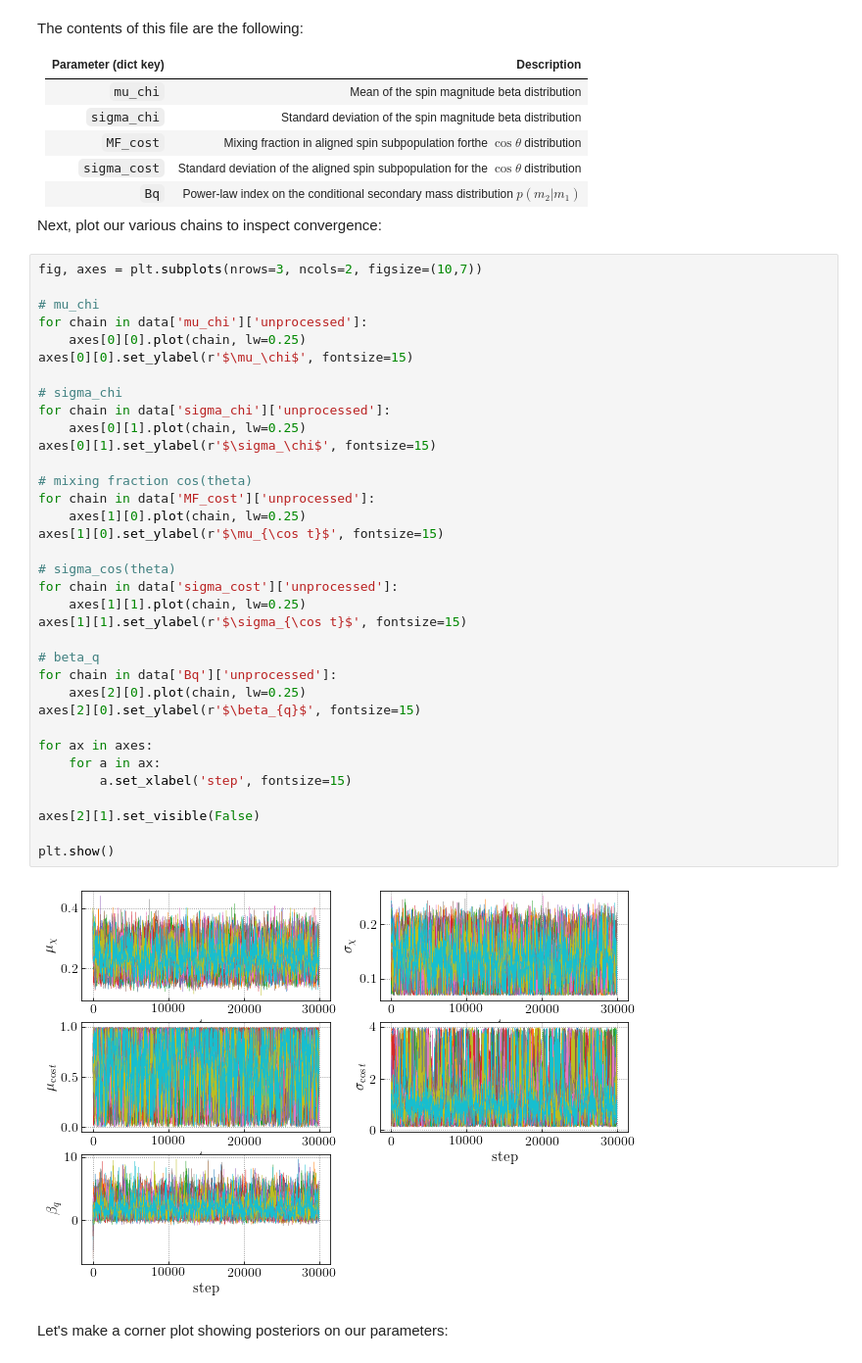
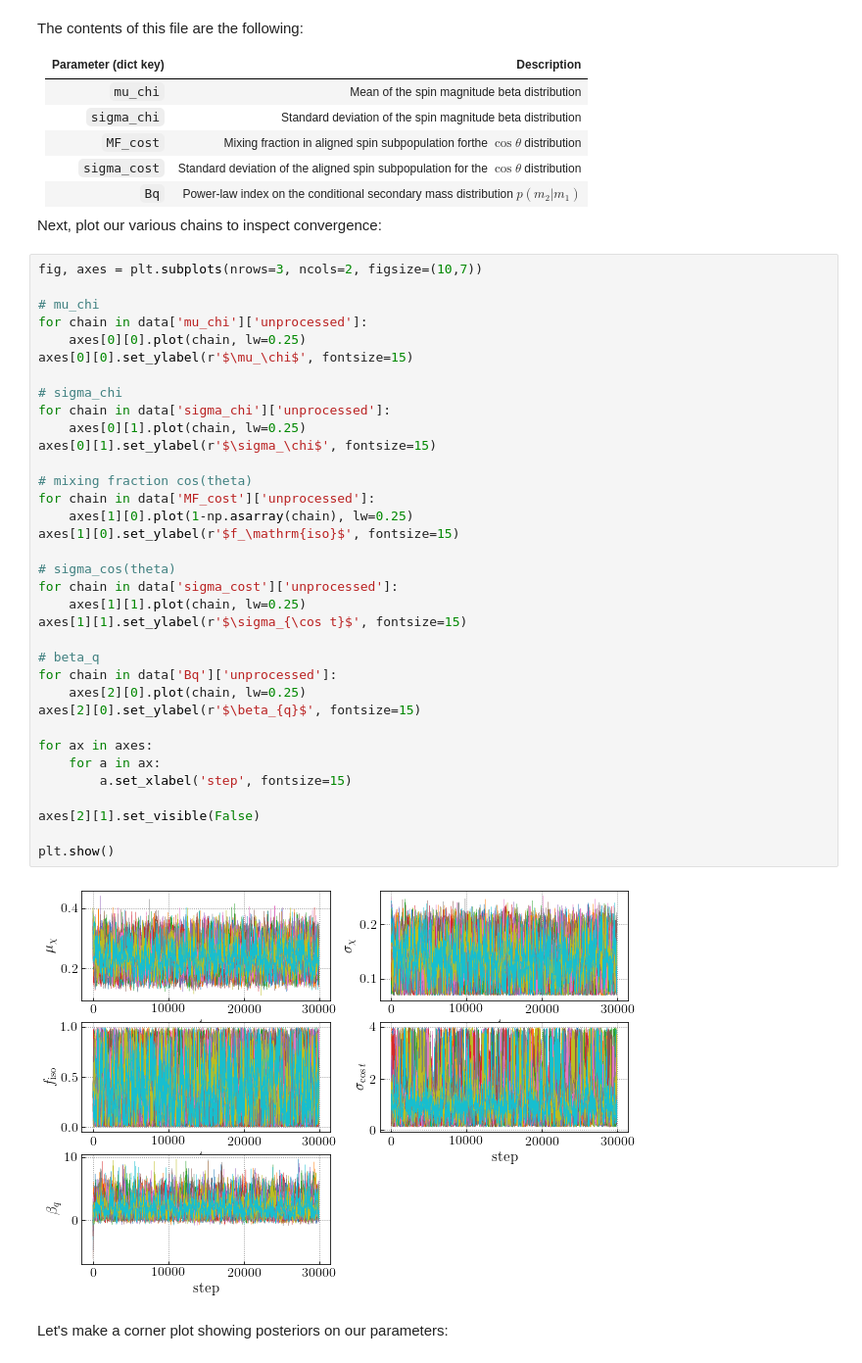
Before and after one commit to tcallister/gwtc3-spin-studies, a Jupyter notebook: data/inspect_component_spin_beta_plus_mixture.ipynb, the cells around one changed output. Shown: that part at 98% size. Cells and saved outputs as stored; diff of their text form.

```diff
--- a/data/inspect_component_spin_beta_plus_mixture.ipynb
+++ b/data/inspect_component_spin_beta_plus_mixture.ipynb
@@ -34,36 +34,36 @@ fig, axes = plt.subplots(nrows=3, ncols=2, figsize=(10,7))
 for chain in data['mu_chi']['unprocessed']:
     axes[0][0].plot(chain, lw=0.25)
 axes[0][0].set_ylabel(r'$\mu_\chi$', fontsize=15)
 
 # sigma_chi
 for chain in data['sigma_chi']['unprocessed']:
     axes[0][1].plot(chain, lw=0.25)
 axes[0][1].set_ylabel(r'$\sigma_\chi$', fontsize=15)
 
 # mixing fraction cos(theta)
 for chain in data['MF_cost']['unprocessed']:
-    axes[1][0].plot(chain, lw=0.25)
-axes[1][0].set_ylabel(r'$\mu_{\cos t}$', fontsize=15)
+    axes[1][0].plot(1-np.asarray(chain), lw=0.25)
+axes[1][0].set_ylabel(r'$f_\mathrm{iso}$', fontsize=15)
 
 # sigma_cos(theta)
 for chain in data['sigma_cost']['unprocessed']:
     axes[1][1].plot(chain, lw=0.25)
 axes[1][1].set_ylabel(r'$\sigma_{\cos t}$', fontsize=15)
 
 # beta_q
 for chain in data['Bq']['unprocessed']:
     axes[2][0].plot(chain, lw=0.25)
 axes[2][0].set_ylabel(r'$\beta_{q}$', fontsize=15)
 
 for ax in axes:
     for a in ax:
         a.set_xlabel('step', fontsize=15)
 
 axes[2][1].set_visible(False)
 
 plt.show()
 # %% [output]
-[figure, old version]
+[figure, new version]
 # %% [markdown]
 Let's make a corner plot showing posteriors on our parameters:
 # %%
```
Also changed, not shown: 4 other files.
